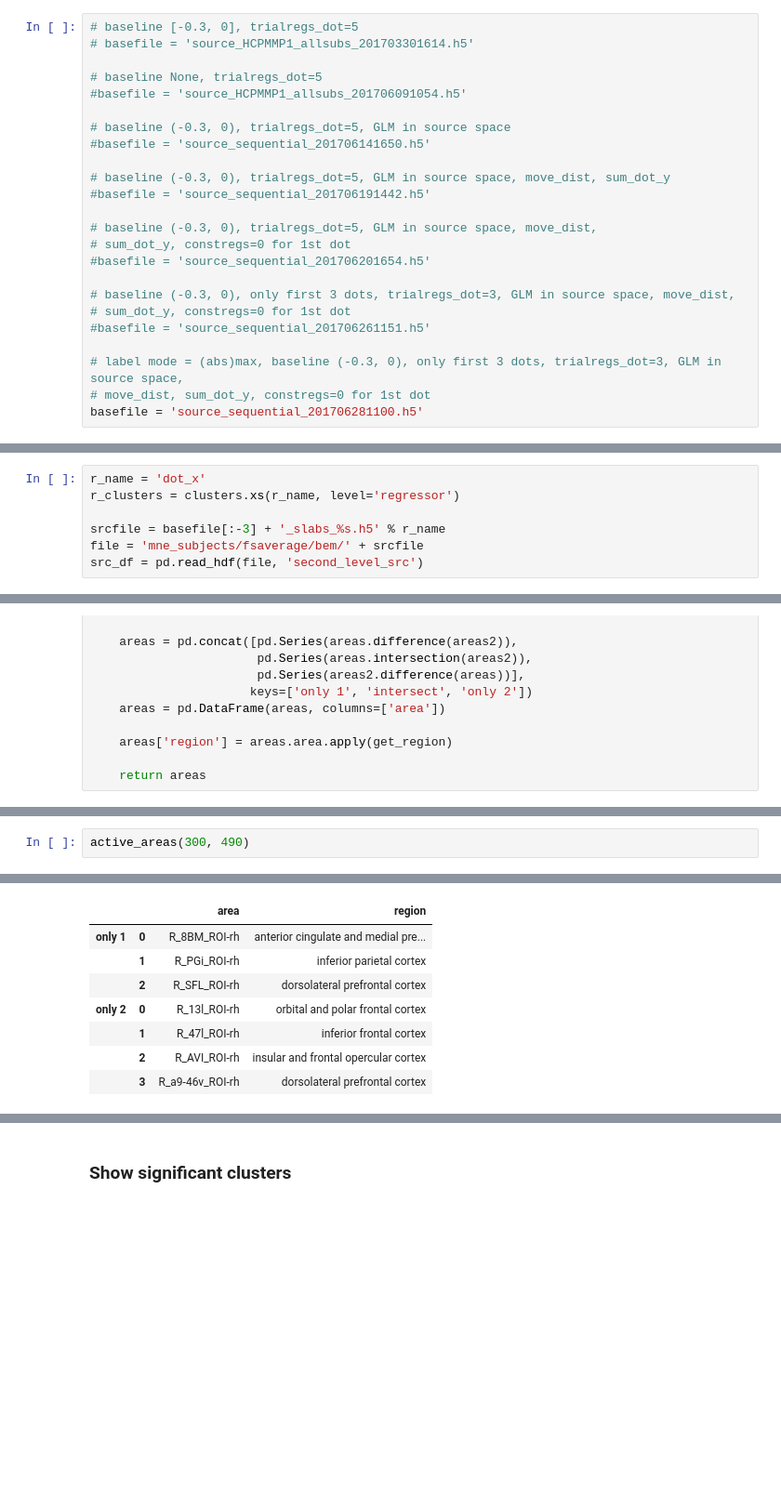
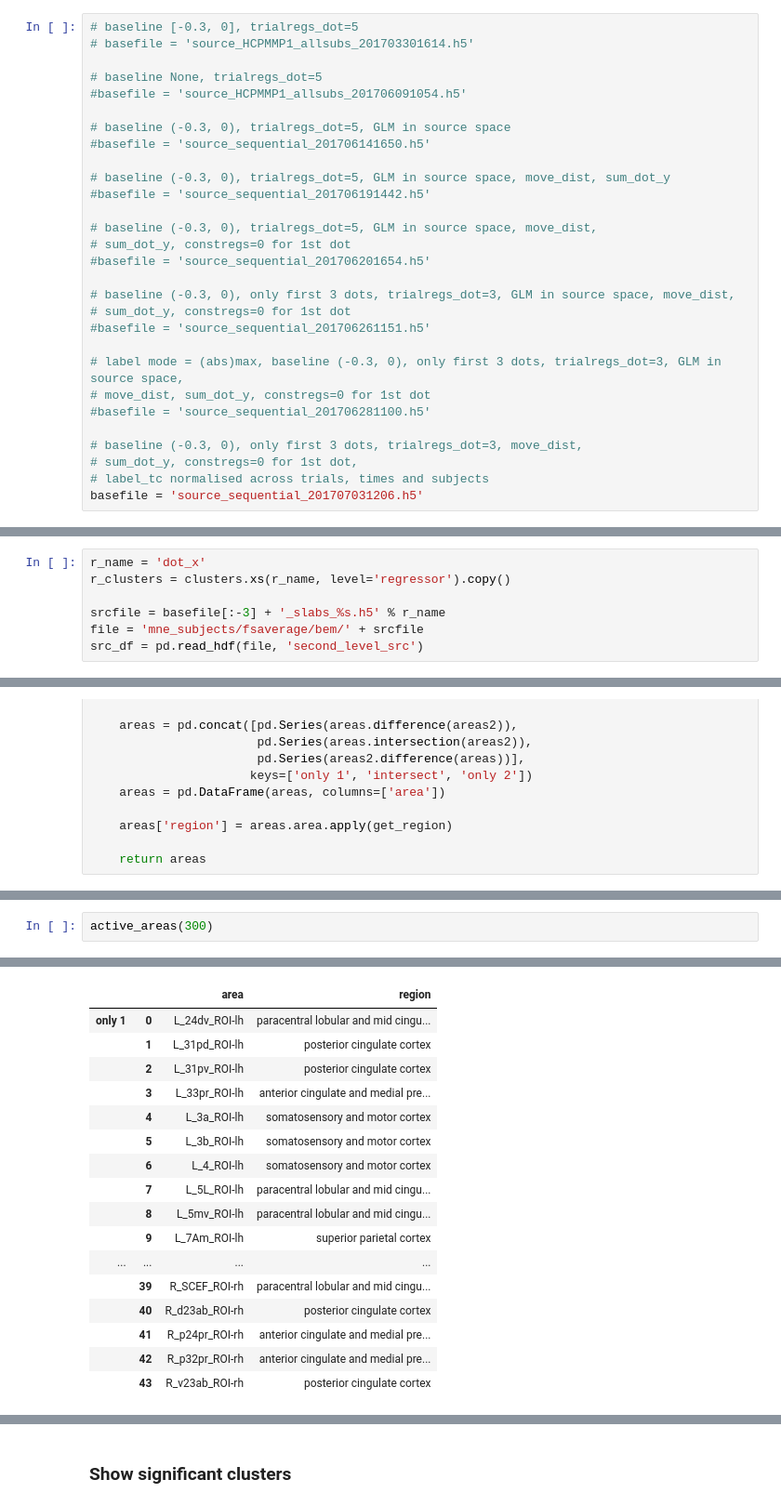
Before and after one commit to sbitzer/BeeMEG, a Jupyter notebook: second_level_areas.ipynb, the cells around one changed output, grey strips where cells are left out. Shown: that part at 93% size. Cells and saved outputs as stored; diff of their text form; blank space fills up the shorter version.

```diff
--- a/second_level_areas.ipynb
+++ b/second_level_areas.ipynb
@@ -36,7 +36,12 @@ Which data?
 
 # label mode = (abs)max, baseline (-0.3, 0), only first 3 dots, trialregs_dot=3, GLM in source space,
 # move_dist, sum_dot_y, constregs=0 for 1st dot
-basefile = 'source_sequential_201706281100.h5'
+#basefile = 'source_sequential_201706281100.h5'
+
+# baseline (-0.3, 0), only first 3 dots, trialregs_dot=3, move_dist,
+# sum_dot_y, constregs=0 for 1st dot,
+# label_tc normalised across trials, times and subjects
+basefile = 'source_sequential_201707031206.h5'
 # %% [markdown]
 choose measure and identify threshold
 # %%
@@ -171,7 +188,7 @@ clusters[clusters.region.apply(lambda s: s.find(region) >= 0)]
 ## Investigate individual regressors
 # %%
 r_name = 'dot_x'
-r_clusters = clusters.xs(r_name, level='regressor')
+r_clusters = clusters.xs(r_name, level='regressor').copy()
 
 srcfile = basefile[:-3] + '_slabs_%s.h5' % r_name
 file = 'mne_subjects/fsaverage/bem/' + srcfile
@@ -245,12 +319,21 @@ dot_x
 # %%
-active_areas(300, 490)
+active_areas(300)
 # %% [output]
 dot_x
 |  |  | area | region |
-| only 1 | 0 | R_8BM_ROI-rh | anterior cingulate and medial pre... |
-|  | 1 | R_PGi_ROI-rh | inferior parietal cortex |
-|  | 2 | R_SFL_ROI-rh | dorsolateral prefrontal cortex |
-| only 2 | 0 | R_13l_ROI-rh | orbital and polar frontal cortex |
-|  | 1 | R_47l_ROI-rh | inferior frontal cortex |
-|  | 2 | R_AVI_ROI-rh | insular and frontal opercular cortex |
-|  | 3 | R_a9-46v_ROI-rh | dorsolateral prefrontal cortex |
+| only 1 | 0 | L_24dv_ROI-lh | paracentral lobular and mid cingu... |
+|  | 1 | L_31pd_ROI-lh | posterior cingulate cortex |
+|  | 2 | L_31pv_ROI-lh | posterior cingulate cortex |
+|  | 3 | L_33pr_ROI-lh | anterior cingulate and medial pre... |
+|  | 4 | L_3a_ROI-lh | somatosensory and motor cortex |
+|  | 5 | L_3b_ROI-lh | somatosensory and motor cortex |
+|  | 6 | L_4_ROI-lh | somatosensory and motor cortex |
+|  | 7 | L_5L_ROI-lh | paracentral lobular and mid cingu... |
+|  | 8 | L_5mv_ROI-lh | paracentral lobular and mid cingu... |
+|  | 9 | L_7Am_ROI-lh | superior parietal cortex |
+| ... | ... | ... | ... |
+|  | 39 | R_SCEF_ROI-rh | paracentral lobular and mid cingu... |
+|  | 40 | R_d23ab_ROI-rh | posterior cingulate cortex |
+|  | 41 | R_p24pr_ROI-rh | anterior cingulate and medial pre... |
+|  | 42 | R_p32pr_ROI-rh | anterior cingulate and medial pre... |
+|  | 43 | R_v23ab_ROI-rh | posterior cingulate cortex |
```
Also changed, not shown: parts of 18 cells of this notebook, 2 other files.
